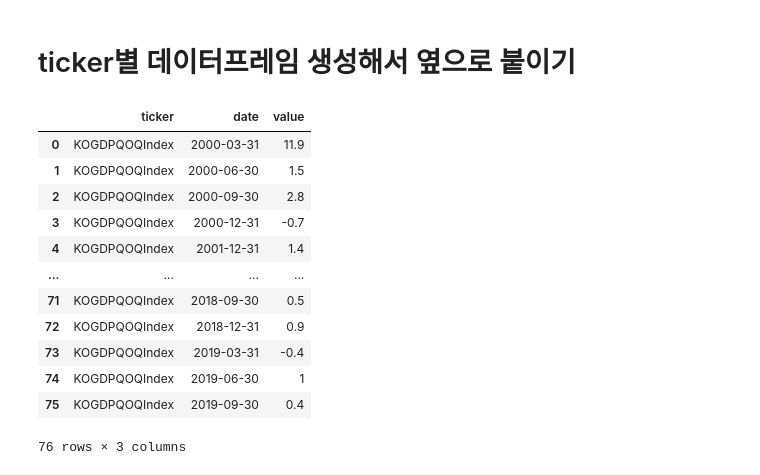
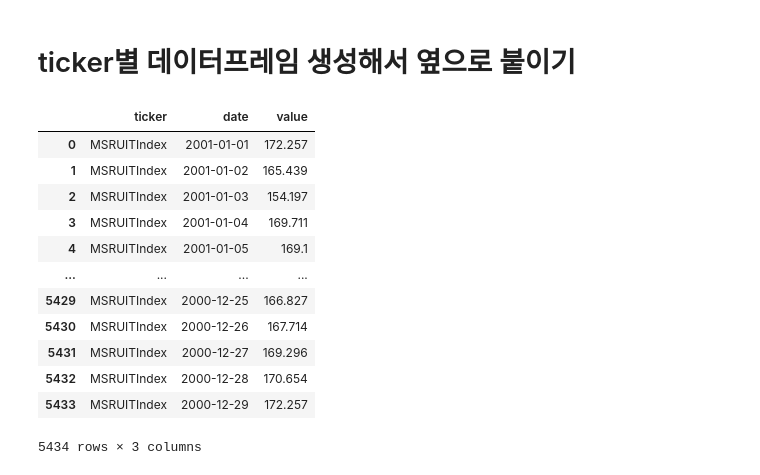
Before and after one commit to mokpolar/KRX_semiconductor_index_prediction, a Jupyter notebook: bloomberg_dataprocessing_hanyang_20200103.ipynb, the cells around one changed output. Saved outputs shown, nothing was run; the diff lists cells and outputs as text; code cells hidden in the pictures.

```diff
--- a/bloomberg_dataprocessing_hanyang_20200103.ipynb
+++ b/bloomberg_dataprocessing_hanyang_20200103.ipynb
@@ -410,20 +181,20 @@ for i, j in enumerate(name):
 # %%
 # 잘 나오는지 체크
-KOGDPQOQIndex
+MSRUITIndex
 # %% [output]
 |  | ticker | date | value |
-| 0 | KOGDPQOQIndex | 2000-03-31 | 11.9 |
-| 1 | KOGDPQOQIndex | 2000-06-30 | 1.5 |
-| 2 | KOGDPQOQIndex | 2000-09-30 | 2.8 |
-| 3 | KOGDPQOQIndex | 2000-12-31 | -0.7 |
-| 4 | KOGDPQOQIndex | 2001-12-31 | 1.4 |
+| 0 | MSRUITIndex | 2001-01-01 | 172.257 |
+| 1 | MSRUITIndex | 2001-01-02 | 165.439 |
+| 2 | MSRUITIndex | 2001-01-03 | 154.197 |
+| 3 | MSRUITIndex | 2001-01-04 | 169.711 |
+| 4 | MSRUITIndex | 2001-01-05 | 169.1 |
 | ... | ... | ... | ... |
-| 71 | KOGDPQOQIndex | 2018-09-30 | 0.5 |
-| 72 | KOGDPQOQIndex | 2018-12-31 | 0.9 |
-| 73 | KOGDPQOQIndex | 2019-03-31 | -0.4 |
-| 74 | KOGDPQOQIndex | 2019-06-30 | 1 |
-| 75 | KOGDPQOQIndex | 2019-09-30 | 0.4 |
+| 5429 | MSRUITIndex | 2000-12-25 | 166.827 |
+| 5430 | MSRUITIndex | 2000-12-26 | 167.714 |
+| 5431 | MSRUITIndex | 2000-12-27 | 169.296 |
+| 5432 | MSRUITIndex | 2000-12-28 | 170.654 |
+| 5433 | MSRUITIndex | 2000-12-29 | 172.257 |
-76 rows × 3 columns
+5434 rows × 3 columns
 # %%
 # ticker가 value에 들어가게 변경
 for i in name:
```
Also changed, not shown: parts of 107 cells of this notebook, 15 other files.
